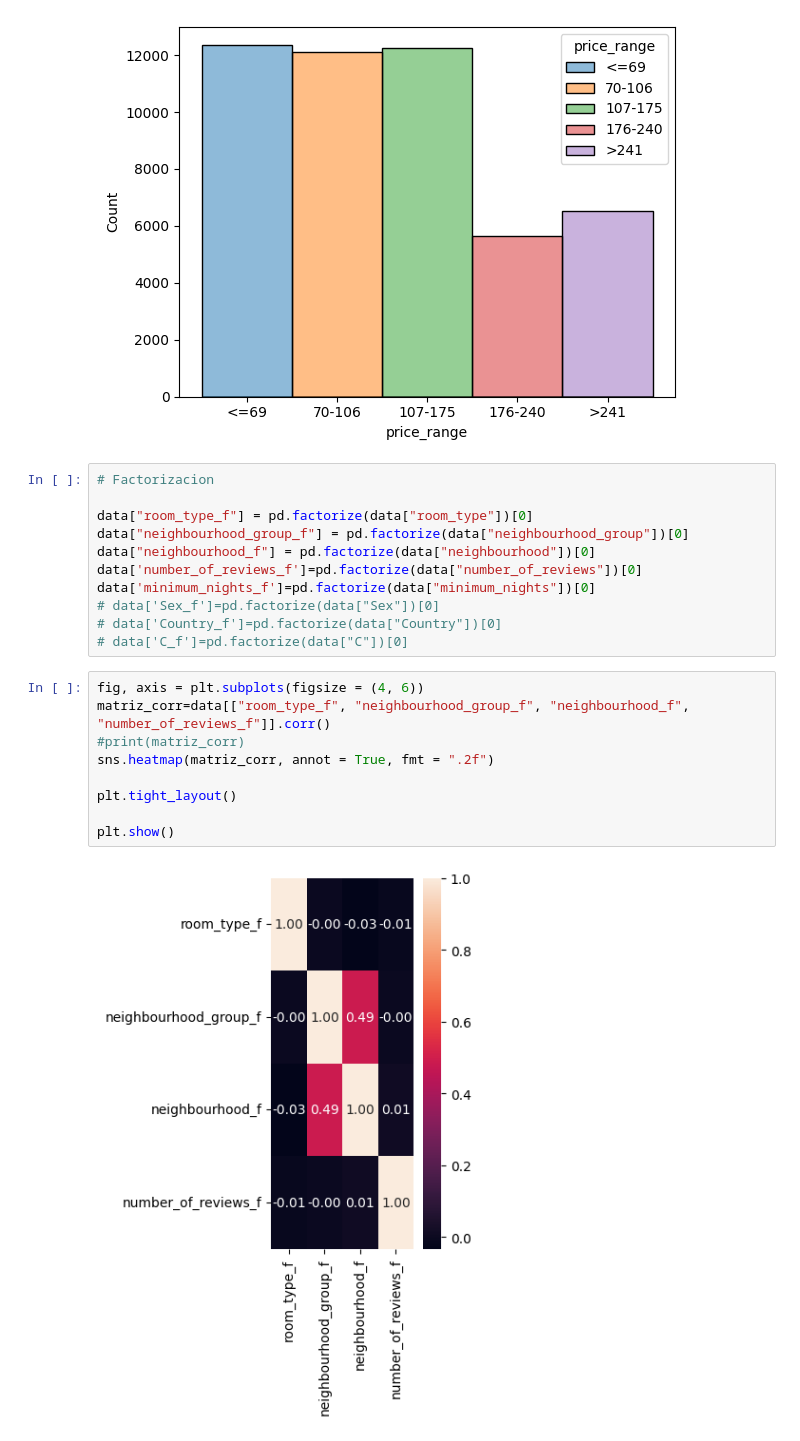
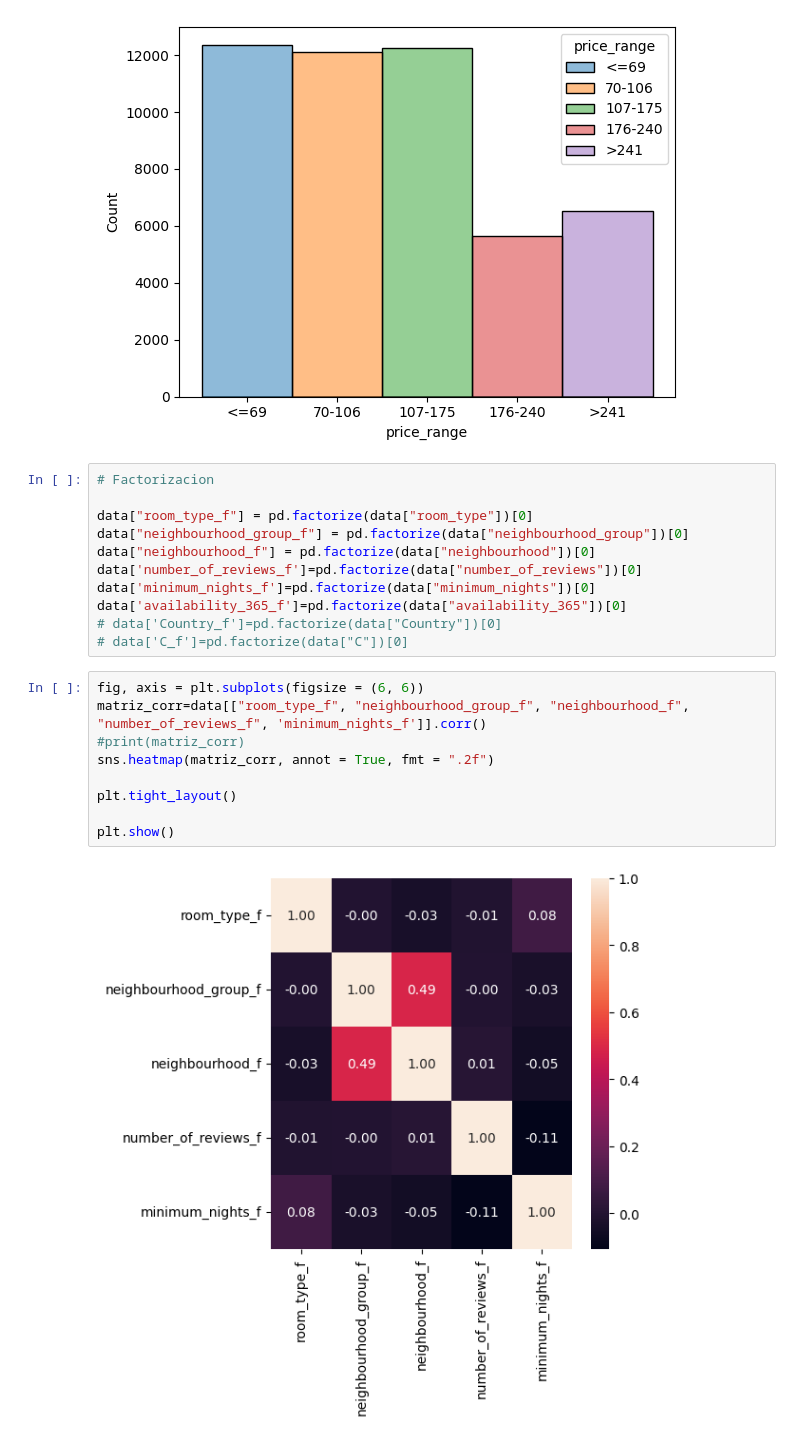
Before and after one commit to amalia1501/machine-learning-python-template, a Jupyter notebook: src/explore.ipynb, the cells around one changed output. Drawn from its saved outputs; the diff is of its cells as text.

```diff
--- a/src/explore.ipynb
+++ b/src/explore.ipynb
@@ -169,17 +169,17 @@ data["neighbourhood_group_f"] = pd.factorize(data["neighbourhood_group"])[0]
 data["neighbourhood_f"] = pd.factorize(data["neighbourhood"])[0]
 data['number_of_reviews_f']=pd.factorize(data["number_of_reviews"])[0]
 data['minimum_nights_f']=pd.factorize(data["minimum_nights"])[0]
-# data['Sex_f']=pd.factorize(data["Sex"])[0]
+data['availability_365_f']=pd.factorize(data["availability_365"])[0]
 # data['Country_f']=pd.factorize(data["Country"])[0]
 # data['C_f']=pd.factorize(data["C"])[0]
 # %%
-fig, axis = plt.subplots(figsize = (4, 6))
-matriz_corr=data[["room_type_f", "neighbourhood_group_f", "neighbourhood_f", "number_of_reviews_f"]].corr()
+fig, axis = plt.subplots(figsize = (6, 6))
+matriz_corr=data[["room_type_f", "neighbourhood_group_f", "neighbourhood_f", "number_of_reviews_f", 'minimum_nights_f']].corr()
 #print(matriz_corr)
 sns.heatmap(matriz_corr, annot = True, fmt = ".2f")
 
 plt.tight_layout()
 
 plt.show()
 # %% [output]
-[figure, old version]
+[figure, new version]
```
